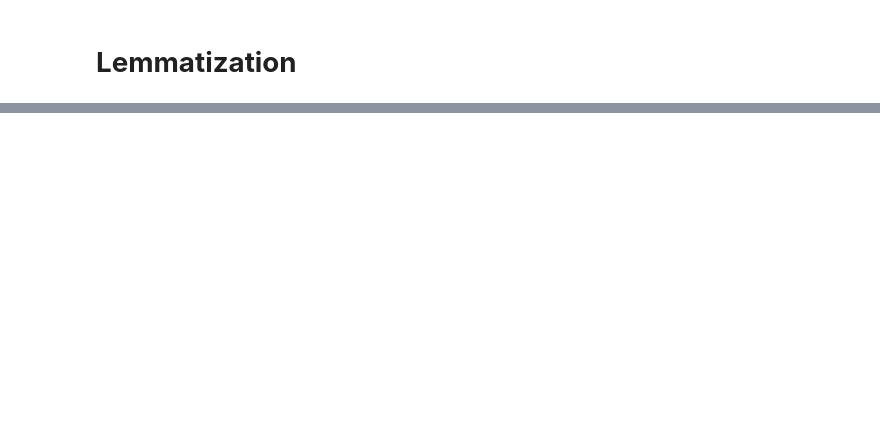
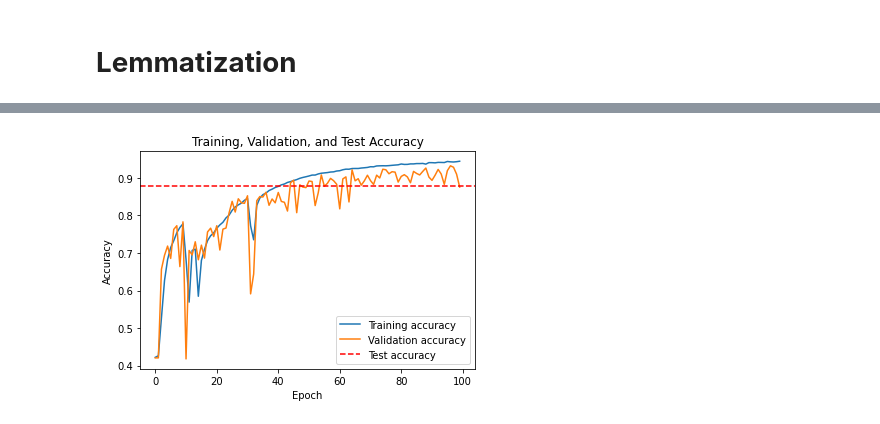
Before and after one commit to koliche/Arabic-Text-Classification, a Jupyter notebook: Arabic_Text_Classification_1.ipynb, the cells around one changed output, grey strips where cells are left out. Cells and saved outputs as stored; diff of their text form; code cells hidden in the pictures; blank space fills up the shorter version.

```diff
--- a/Arabic_Text_Classification_1.ipynb
+++ b/Arabic_Text_Classification_1.ipynb
@@ -220,0 +403,3 @@ In general, methods such as word embeddings or TF-IDF representations tend to pr
+# %%
+X_train, X_test, y_train, y_test = train_test_split(X, Y, test_size=0.2, random_state=42)
+X_test, X_val, y_test, y_val = train_test_split(X_test, y_test, test_size=0.4, random_state=42)
@@ -220,0 +410,14 @@ In general, methods such as word embeddings or TF-IDF representations tend to pr
+# %%
+embedding_dim = 100
+max_features = 40000
+sequence_length = 500
+max_length = 16
+model = tf.keras.Sequential([
+  Embedding(max_features + 1, embedding_dim,  trainable=False),
+  Dropout(0.2),
+  Conv1D(64, 5, activation='relu'),
+  MaxPooling1D(pool_size=4),
+  LSTM(64),
+  Dense(N_CLASSES, activation='softmax')])
+
+model.summary()
@@ -220,0 +442,9 @@ In general, methods such as word embeddings or TF-IDF representations tend to pr
+# %%
+model.compile(loss='categorical_crossentropy', optimizer='SGD', metrics=['accuracy'])
+epochs = 100
+hist_lstm_cnn = model.fit(
+    X_train,
+    y_train,
+    validation_data=(X_val, y_val),
+    batch_size=8,
+    epochs=epochs)
@@ -220,0 +469,5 @@ In general, methods such as word embeddings or TF-IDF representations tend to pr
+# %%
+# Evaluate the model on the test set
+loss, accuracy = model.evaluate(X_test, y_test)
+print("Test loss:", loss)
+print("Test accuracy:", accuracy)
@@ -220,0 +478,16 @@ In general, methods such as word embeddings or TF-IDF representations tend to pr
+# %%
+# Plot the training history
+train_acc = hist_lstm_cnn.history['accuracy']
+val_acc = hist_lstm_cnn.history['val_accuracy']
+test_acc = accuracy
+
+plt.plot(train_acc, label='Training accuracy')
+plt.plot(val_acc, label='Validation accuracy')
+plt.axhline(test_acc, color='red', linestyle='--', label='Test accuracy')
+plt.title('Training, Validation, and Test Accuracy')
+plt.xlabel('Epoch')
+plt.ylabel('Accuracy')
+plt.legend()
+plt.show()
+# %% [output]
+[figure, added]
```
Also changed, not shown: parts of 92 cells of this notebook.
